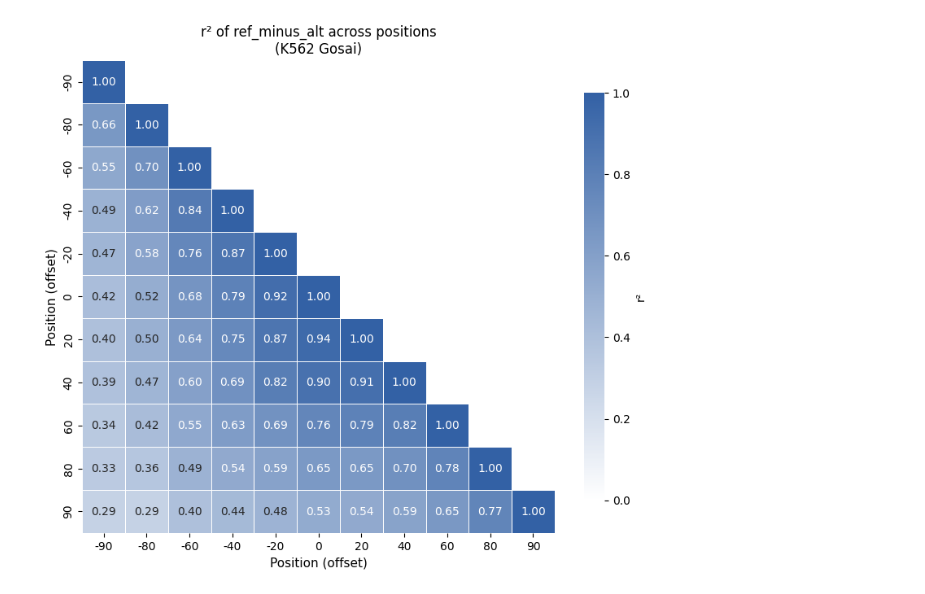
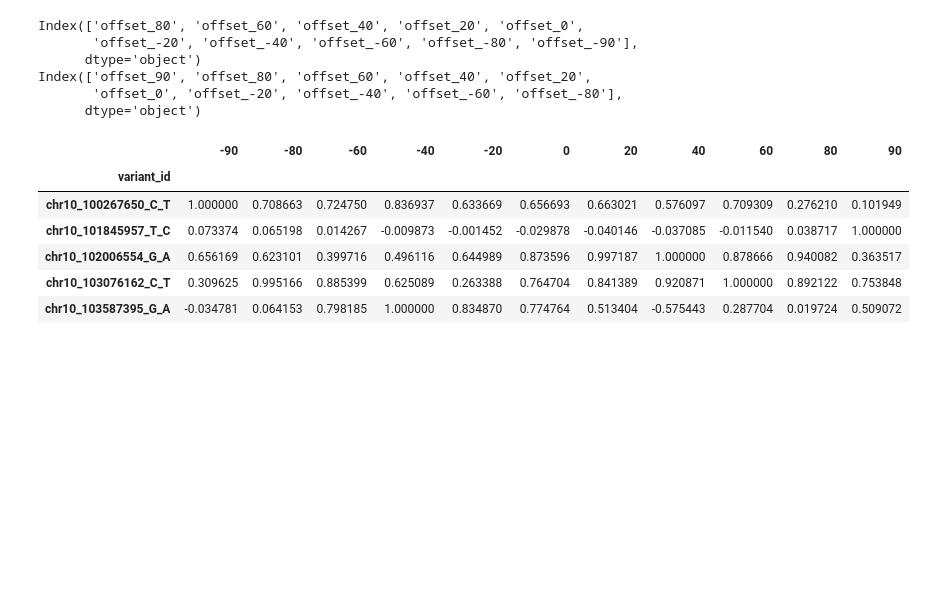
Before and after one commit to de-Boer-Lab/position-mpra, a Jupyter notebook: src/2-opentargets_model_variant_effect/hashfrag/plot.ipynb, the cells around one changed output. Saved outputs shown, nothing was run; the diff lists cells and outputs as text; code cells hidden in the pictures; blank space fills up the shorter version.

```diff
--- a/src/2-opentargets_model_variant_effect/hashfrag/plot.ipynb
+++ b/src/2-opentargets_model_variant_effect/hashfrag/plot.ipynb
@@ -26,37 +19,0 @@ pivot.head()
-# %%
-import seaborn as sns
-from matplotlib.colors import LinearSegmentedColormap
-
-offsets = sorted(df['offset'].unique())  # -90 to 90
-
-# r² matrix
-corr = pivot[[f'offset_{o}' for o in offsets]].corr() ** 2
-corr.index = offsets
-corr.columns = offsets
-
-# mask upper triangle (keep lower + diagonal)
-mask = np.triu(np.ones_like(corr, dtype=bool), k=1)
-
-cmap = LinearSegmentedColormap.from_list('white_blue', ['#ffffff', '#3361A5'])
-
-fig, ax = plt.subplots(figsize=(8, 7))
-sns.heatmap(
-    corr,
-    mask=mask,
-    cmap=cmap,
-    vmin=0, vmax=1,
-    annot=True,
-    fmt='.2f',
-    linewidths=0.5,
-    square=True,
-    ax=ax,
-    cbar_kws={'label': 'r²', 'shrink': 0.8},
-)
-ax.set_xlabel('Position (offset)', fontsize=11)
-ax.set_ylabel('Position (offset)', fontsize=11)
-ax.set_title('r² of ref_minus_alt across positions\n(K562 Gosai)', fontsize=12)
-plt.tight_layout()
-plt.savefig('k562_gosai_position_corr_heatmap.png', dpi=150, bbox_inches='tight')
-plt.show()
-# %% [output]
-[figure, removed]
@@ -62,0 +80,35 @@ plt.show()
+# %%
+# order columns so that, after the -offset relabeling in create_heatmap,
+# labels read left-to-right / top-to-bottom as upstream (negative) -> downstream (positive)
+offset_cols_sorted = sorted(pivot.columns, key=lambda c: int(c.replace('offset_', '')), reverse=True)
+pivot_sorted = pivot[offset_cols_sorted]
+
+create_heatmap(
+    pivot_sorted,
+    title='r² of ref_minus_alt across positions (K562 Gosai)',
+    output_file='/scratch/st-cdeboer-1/sambina/position_mpra/outputs/2-opentargets_model_variant_effect/hashfrag/k562_gosai_position_corr_heatmap.svg',
+)
+# %% [output]
+Index(['offset_80', 'offset_60', 'offset_40', 'offset_20', 'offset_0',
+       'offset_-20', 'offset_-40', 'offset_-60', 'offset_-80', 'offset_-90'],
+      dtype='object')
+Index(['offset_90', 'offset_80', 'offset_60', 'offset_40', 'offset_20',
+       'offset_0', 'offset_-20', 'offset_-40', 'offset_-60', 'offset_-80'],
+      dtype='object')
+# %%
+# scale each variant's row by its most extreme (max abs) offset so effects are comparable across variants
+offset_cols_sorted = sorted(pivot.columns, key=lambda c: int(c.replace('offset_', '')), reverse=True)
+scaled = pivot[offset_cols_sorted].apply(lambda row: row / row.loc[row.abs().idxmax()], axis=1)
+
+# relabel columns as position (= -offset) so axis reads upstream (negative) -> downstream (positive)
+positions = [-int(c.replace('offset_', '')) for c in offset_cols_sorted]
+scaled.columns = positions
+scaled.head()
+# %% [output]
+|  | -90 | -80 | -60 | -40 | -20 | 0 | 20 | 40 | 60 | 80 | 90 |
+| variant_id |  |  |  |  |  |  |  |  |  |  |  |
+| chr10_100267650_C_T | 1.000000 | 0.708663 | 0.724750 | 0.836937 | 0.633669 | 0.656693 | 0.663021 | 0.576097 | 0.709309 | 0.276210 | 0.101949 |
+| chr10_101845957_T_C | 0.073374 | 0.065198 | 0.014267 | -0.009873 | -0.001452 | -0.029878 | -0.040146 | -0.037085 | -0.011540 | 0.038717 | 1.000000 |
+| chr10_102006554_G_A | 0.656169 | 0.623101 | 0.399716 | 0.496116 | 0.644989 | 0.873596 | 0.997187 | 1.000000 | 0.878666 | 0.940082 | 0.363517 |
+| chr10_103076162_C_T | 0.309625 | 0.995166 | 0.885399 | 0.625089 | 0.263388 | 0.764704 | 0.841389 | 0.920871 | 1.000000 | 0.892122 | 0.753848 |
+| chr10_103587395_G_A | -0.034781 | 0.064153 | 0.798185 | 1.000000 | 0.834870 | 0.774764 | 0.513404 | -0.575443 | 0.287704 | 0.019724 | 0.509072 |
```
Also changed, not shown: parts of 3 cells of this notebook, 12 other files.
